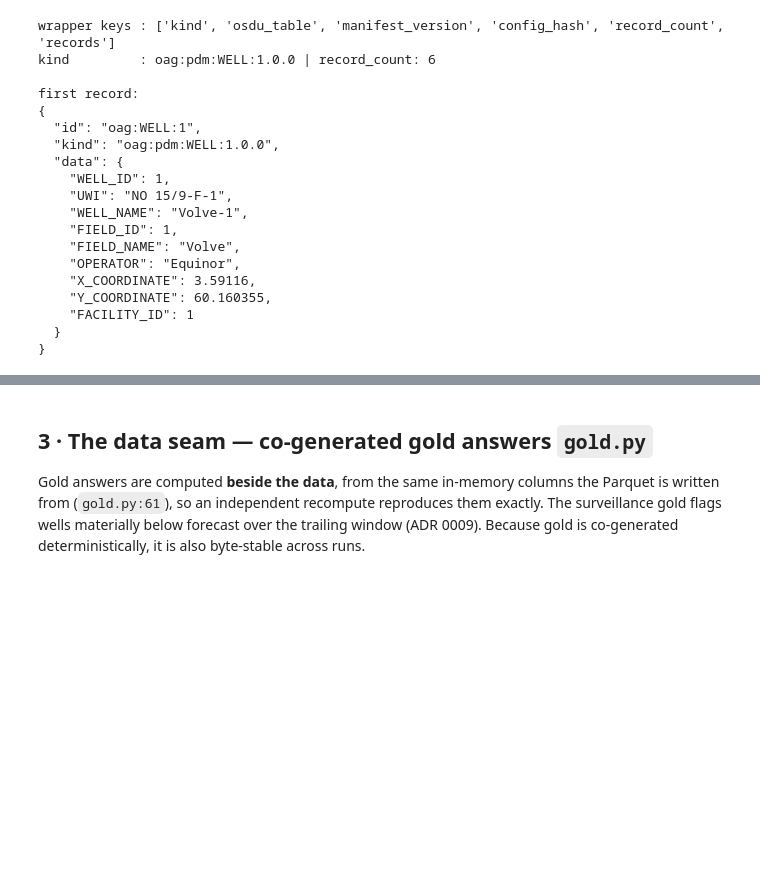
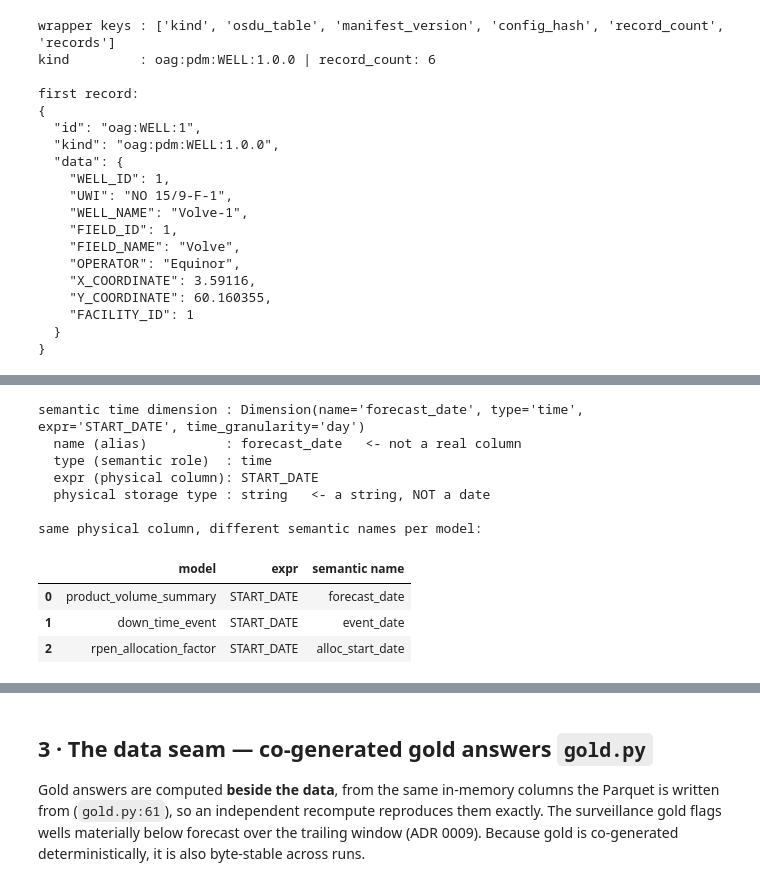
Before and after one commit to paulbruffett/oil-and-gas-semantic, a Jupyter notebook: notebooks/walkthrough.ipynb, the cells around one changed output, grey strips where cells are left out. Drawn from its saved outputs; the diff is of its cells as text; code cells hidden in the pictures; blank space fills up the shorter version.

```diff
--- a/notebooks/walkthrough.ipynb
+++ b/notebooks/walkthrough.ipynb
@@ -234,0 +335,26 @@ first record:
+# %%
+pvs = layer.model("product_volume_summary")
+tdim = pvs.time_dimension()
+print("semantic time dimension :", tdim)
+print("  name (alias)          :", tdim.name, "  <- not a real column")
+print("  type (semantic role)  :", tdim.type)
+print("  expr (physical column):", tdim.expr)
+print("  physical storage type :", schema.PRODUCT_VOLUME_SUMMARY.arrow_schema().field(tdim.expr).type,
+      "  <- a string, NOT a date")
+
+print("\nsame physical column, different semantic names per model:")
+df([{"model": name, "expr": "START_DATE",
+     "semantic name": next(d.name for d in layer.model(name).dimensions if d.expr == "START_DATE")}
+    for name in ("product_volume_summary", "down_time_event", "rpen_allocation_factor")])
+# %% [output]
+semantic time dimension : Dimension(name='forecast_date', type='time', expr='START_DATE', time_granularity='day')
+  name (alias)          : forecast_date   <- not a real column
+  type (semantic role)  : time
+  expr (physical column): START_DATE
+  physical storage type : string   <- a string, NOT a date
+
+same physical column, different semantic names per model:
+|  | model | expr | semantic name |
+| 0 | product_volume_summary | START_DATE | forecast_date |
+| 1 | down_time_event | START_DATE | event_date |
+| 2 | rpen_allocation_factor | START_DATE | alloc_start_date |
```
Also changed, not shown: parts of 11 cells of this notebook.
